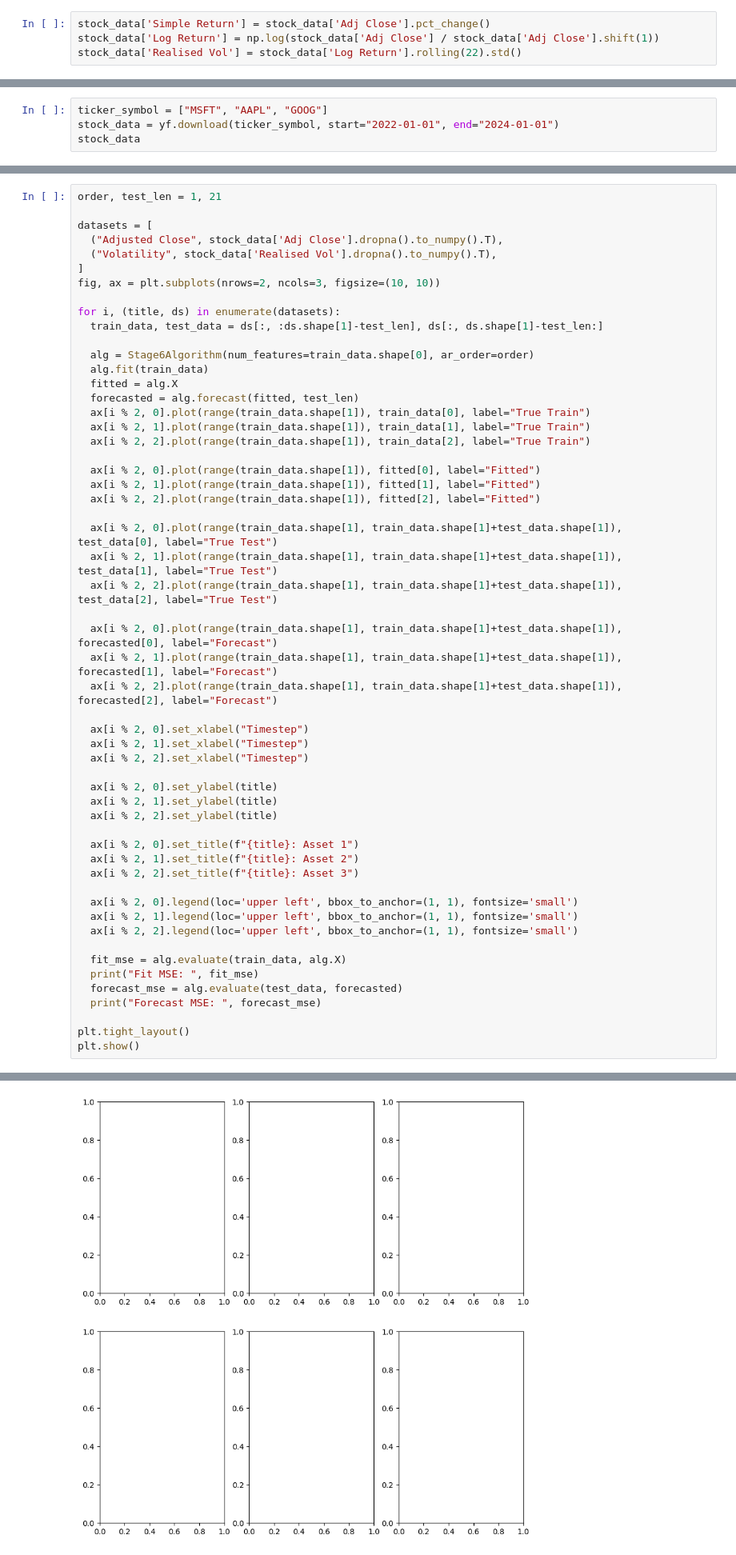
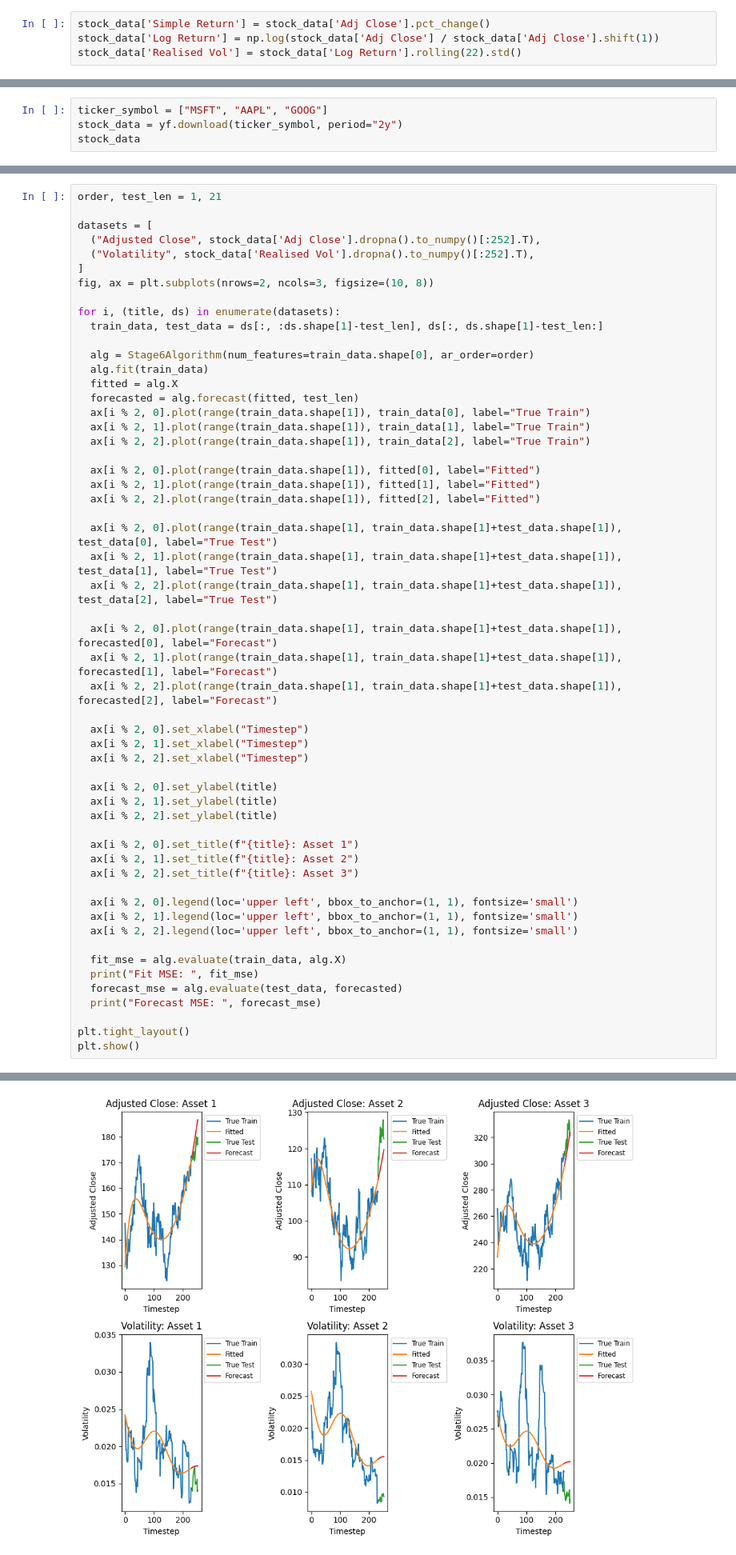
Before and after one commit to chrischris531/fyp, a Jupyter notebook: real_financial_datasets_notebook.ipynb, the cells around one changed output, grey strips where cells are left out. Shown at 80% size. Drawn from its saved outputs; the diff is of its cells as text.

```diff
--- a/real_financial_datasets_notebook.ipynb
+++ b/real_financial_datasets_notebook.ipynb
@@ -205,7 +205,7 @@ class Stage6Algorithm():
     return np.sqrt(1/len(y) * np.sum(np.square(y - y_predicted)))
 # %%
 ticker_symbol = ["MSFT", "AAPL", "GOOG"]
-stock_data = yf.download(ticker_symbol, start="2022-01-01", end="2024-01-01")
+stock_data = yf.download(ticker_symbol, period="2y")
 stock_data
 # %% [output]
 [*********************100%%**********************]  3 of 3 completed
@@ -255,10 +255,10 @@ stock_data['Adj Close'].dropna().to_numpy().shape
 order, test_len = 1, 21
 
 datasets = [
-  ("Adjusted Close", stock_data['Adj Close'].dropna().to_numpy().T),
-  ("Volatility", stock_data['Realised Vol'].dropna().to_numpy().T),
+  ("Adjusted Close", stock_data['Adj Close'].dropna().to_numpy()[:252].T),
+  ("Volatility", stock_data['Realised Vol'].dropna().to_numpy()[:252].T),
 ]
-fig, ax = plt.subplots(nrows=2, ncols=3, figsize=(10, 10))
+fig, ax = plt.subplots(nrows=2, ncols=3, figsize=(10, 8))
 
 for i, (title, ds) in enumerate(datasets):
   train_data, test_data = ds[:, :ds.shape[1]-test_len], ds[:, ds.shape[1]-test_len:]
@@ -312 +320 @@ KeyboardInterrupt:
-[figure, old version]
+[figure, new version]
```
Also changed, not shown: parts of 8 cells of this notebook, 7 other files.
